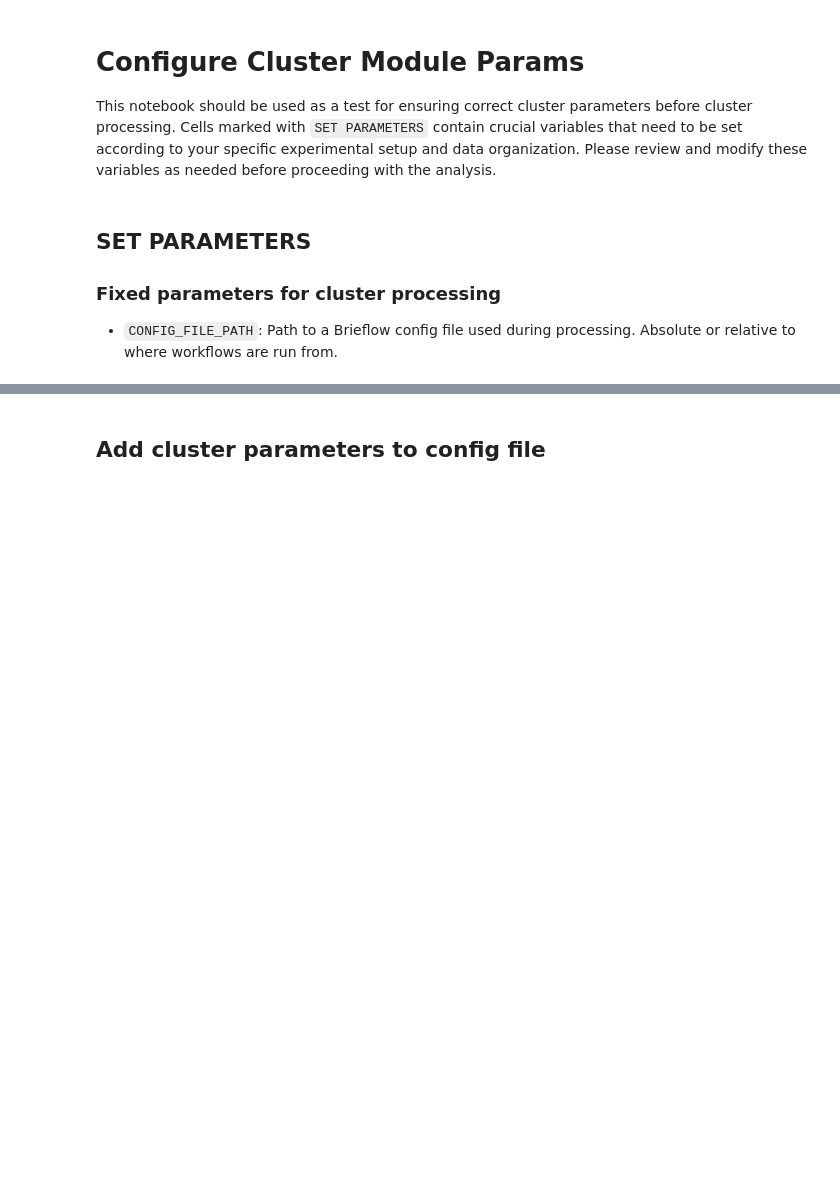
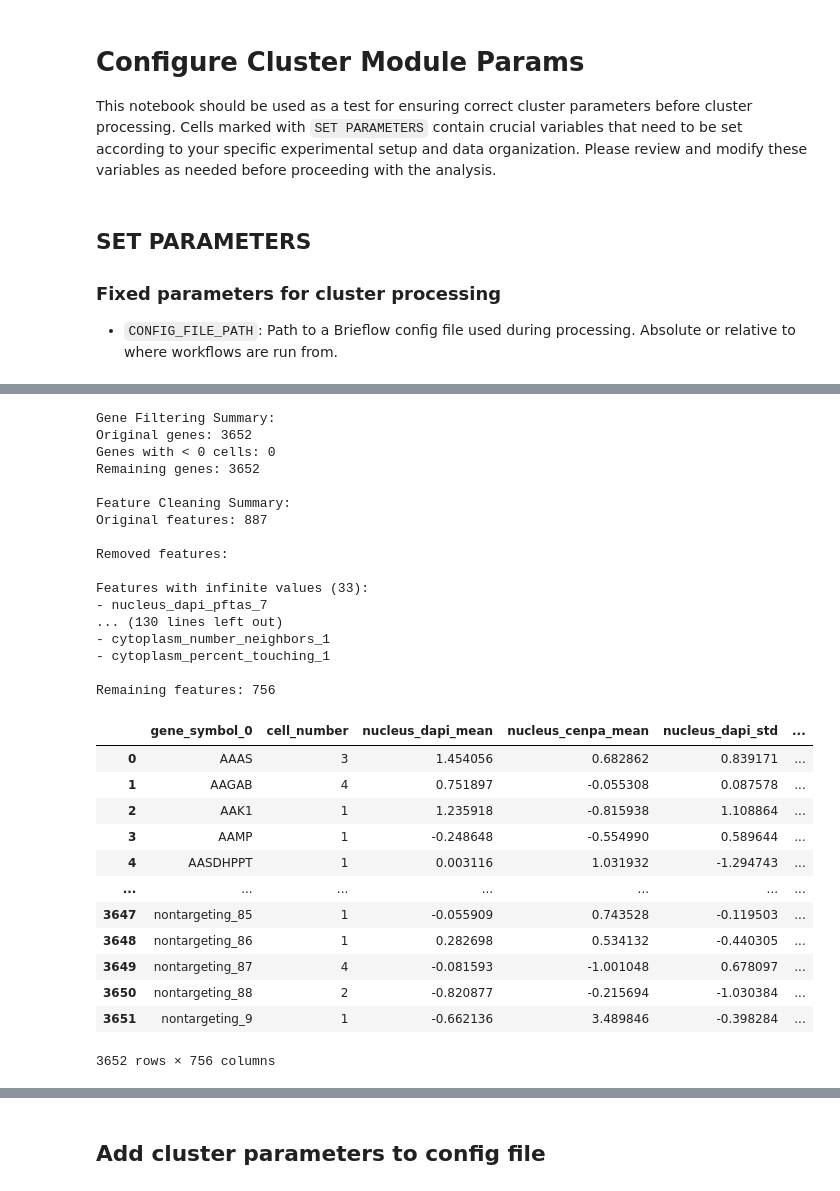
Before and after one commit to cheeseman-lab/brieflow, a Jupyter notebook: example_analysis/9.configure_cluster_params.ipynb, the cells around one changed output, grey strips where cells are left out. Saved outputs shown, nothing was run; the diff lists cells and outputs as text; code cells hidden in the pictures; blank space fills up the shorter version.

```diff
--- a/example_analysis/9.configure_cluster_params.ipynb
+++ b/example_analysis/9.configure_cluster_params.ipynb
@@ -26,0 +100,55 @@ with open(CONFIG_FILE_PATH, "r") as config_file:
+# %%
+# load gene data based on dataset we are processing
+gene_data_fp = (
+    ROOT_FP / "aggregate_process" / "tsvs" / f"{TEST_DATASET_TYPE}_gene_data.tsv"
+)
+gene_data = pd.read_csv(gene_data_fp, sep="\t")
+
+# clean and validate gene data
+validated_data = clean_and_validate(gene_data)
+
+# filter dataset for channels of interest
+channel_filtered_data = split_channels(
+    validated_data,
+    TEST_CHANNEL_COMBO,
+    config["phenotype_process"]["channel_names"],
+)
+
+# clean low number genes and missing features
+cleaned_data = remove_low_number_genes(
+    channel_filtered_data, MIN_CELL_CUTOFFS[TEST_DATASET_TYPE]
+)
+cleaned_data = remove_missing_features(cleaned_data)
+
+cleaned_data
+# %% [output]
+Gene Filtering Summary:
+Original genes: 3652
+Genes with < 0 cells: 0
+Remaining genes: 3652
+
+Feature Cleaning Summary:
+Original features: 887
+
+Removed features:
+
+Features with infinite values (33):
+- nucleus_dapi_pftas_7
+... (130 lines left out)
+- cytoplasm_number_neighbors_1
+- cytoplasm_percent_touching_1
+
+Remaining features: 756
+|  | gene_symbol_0 | cell_number | nucleus_dapi_mean | nucleus_cenpa_mean | nucleus_dapi_std | ... |
+| 0 | AAAS | 3 | 1.454056 | 0.682862 | 0.839171 | ... |
+| 1 | AAGAB | 4 | 0.751897 | -0.055308 | 0.087578 | ... |
+| 2 | AAK1 | 1 | 1.235918 | -0.815938 | 1.108864 | ... |
+| 3 | AAMP | 1 | -0.248648 | -0.554990 | 0.589644 | ... |
+| 4 | AASDHPPT | 1 | 0.003116 | 1.031932 | -1.294743 | ... |
+| ... | ... | ... | ... | ... | ... | ... |
+| 3647 | nontargeting_85 | 1 | -0.055909 | 0.743528 | -0.119503 | ... |
+| 3648 | nontargeting_86 | 1 | 0.282698 | 0.534132 | -0.440305 | ... |
+| 3649 | nontargeting_87 | 4 | -0.081593 | -1.001048 | 0.678097 | ... |
+| 3650 | nontargeting_88 | 2 | -0.820877 | -0.215694 | -1.030384 | ... |
+| 3651 | nontargeting_9 | 1 | -0.662136 | 3.489846 | -0.398284 | ... |
+3652 rows × 756 columns
```
Also changed, not shown: parts of 19 cells of this notebook, 10 other files.
